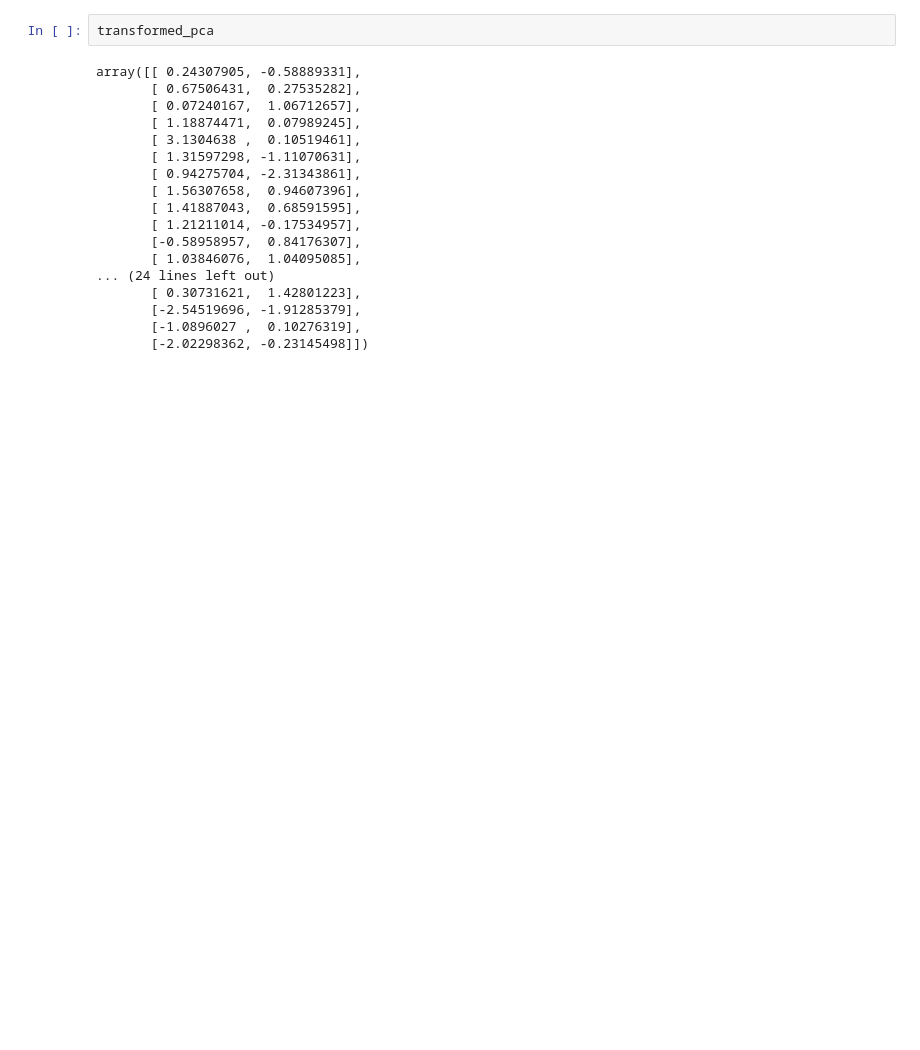
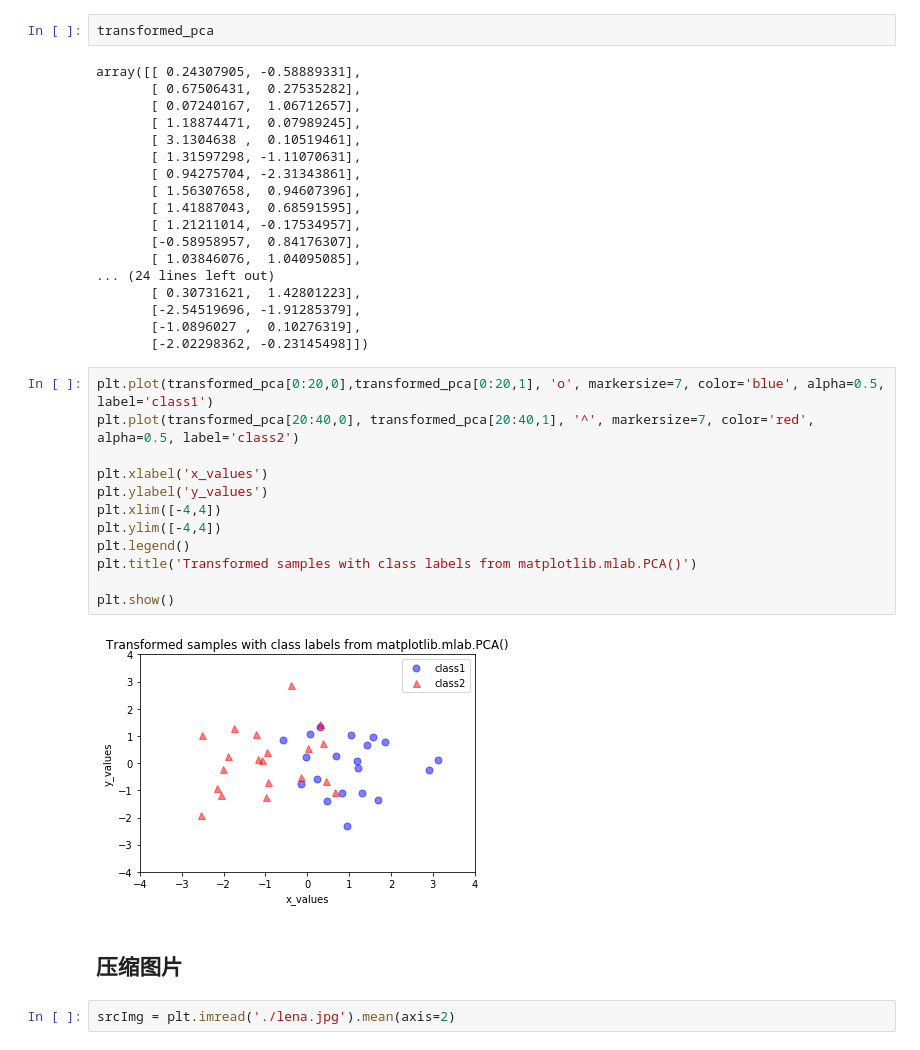
Before and after one commit to yunshuipiao/sw_machine_learning, a Jupyter notebook: machine_learning_algorithm/PCA/01.ipynb, the cells around one changed output. Drawn from its saved outputs; the diff is of its cells as text; blank space fills up the shorter version.

```diff
--- a/machine_learning_algorithm/PCA/01.ipynb
+++ b/machine_learning_algorithm/PCA/01.ipynb
@@ -120,3 +152,21 @@ array([[ 0.24307905, -0.58889331],
        [-2.54519696, -1.91285379],
        [-1.0896027 ,  0.10276319],
        [-2.02298362, -0.23145498]])
+# %%
+plt.plot(transformed_pca[0:20,0],transformed_pca[0:20,1], 'o', markersize=7, color='blue', alpha=0.5, label='class1')
+plt.plot(transformed_pca[20:40,0], transformed_pca[20:40,1], '^', markersize=7, color='red', alpha=0.5, label='class2')
+
+plt.xlabel('x_values')
+plt.ylabel('y_values')
+plt.xlim([-4,4])
+plt.ylim([-4,4])
+plt.legend()
+plt.title('Transformed samples with class labels from matplotlib.mlab.PCA()')
+
+plt.show()
+# %% [output]
+[figure, added]
+# %% [markdown]
+## 压缩图片
+# %%
+srcImg = plt.imread('./lena.jpg').mean(axis=2)
```
Also changed, not shown: parts of 8 cells of this notebook, 1 other file.
